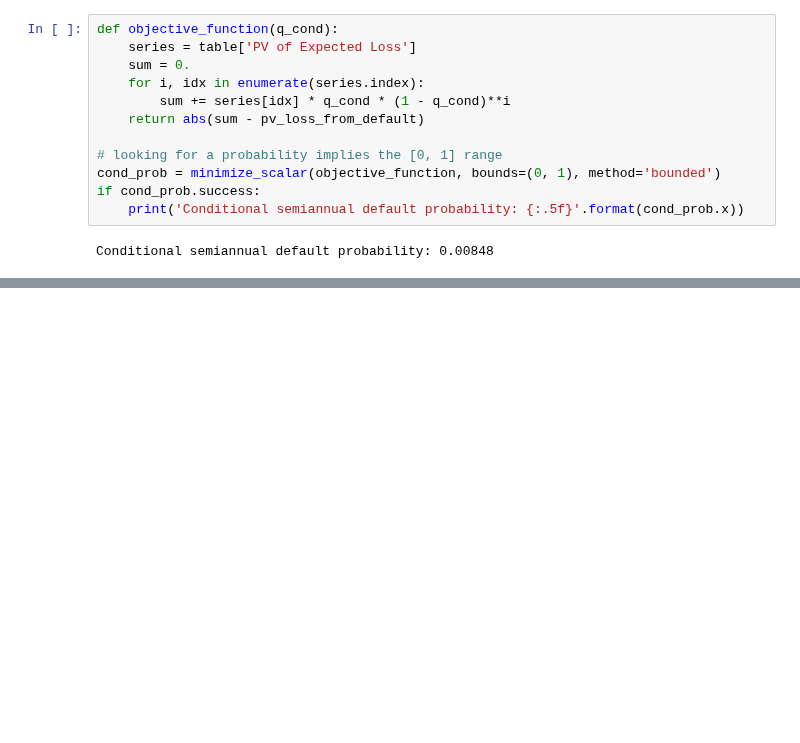
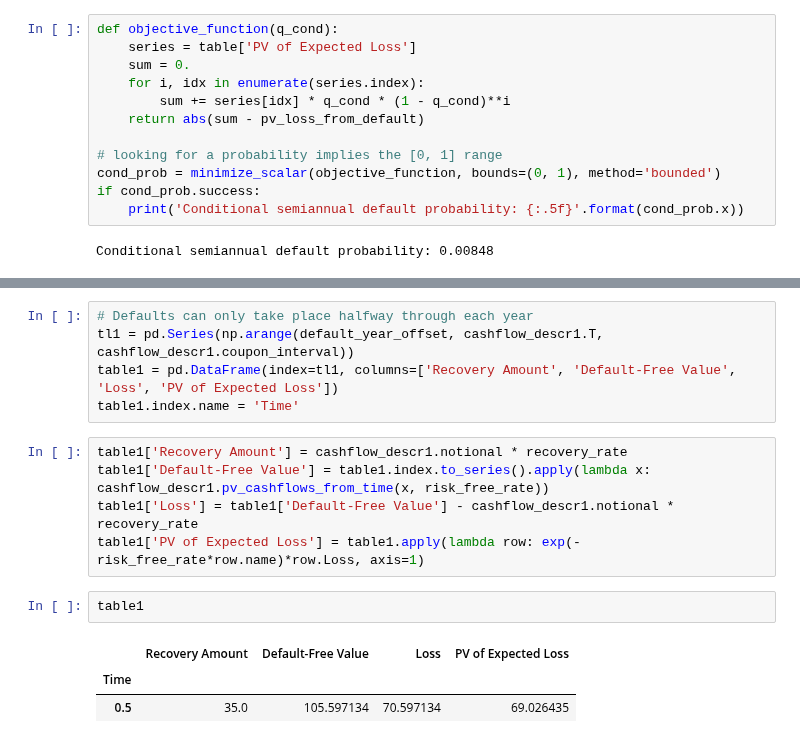
Before and after one commit to ilchen/RMaFI, a Jupyter notebook: ch19.ipynb, the cells around one changed output, grey strips where cells are left out. Saved outputs shown, nothing was run; the diff lists cells and outputs as text; blank space fills up the shorter version.

```diff
--- a/ch19.ipynb
+++ b/ch19.ipynb
@@ -385,0 +417,16 @@ Conditional semiannual default probability: 0.00848
+# %%
+# Defaults can only take place halfway through each year
+tl1 = pd.Series(np.arange(default_year_offset, cashflow_descr1.T, cashflow_descr1.coupon_interval))
+table1 = pd.DataFrame(index=tl1, columns=['Recovery Amount', 'Default-Free Value', 'Loss', 'PV of Expected Loss'])
+table1.index.name = 'Time'
+# %%
+table1['Recovery Amount'] = cashflow_descr1.notional * recovery_rate
+table1['Default-Free Value'] = table1.index.to_series().apply(lambda x: cashflow_descr1.pv_cashflows_from_time(x, risk_free_rate))
+table1['Loss'] = table1['Default-Free Value'] - cashflow_descr1.notional * recovery_rate
+table1['PV of Expected Loss'] = table1.apply(lambda row: exp(-risk_free_rate*row.name)*row.Loss, axis=1)
+# %%
+table1
+# %% [output]
+|  | Recovery Amount | Default-Free Value | Loss | PV of Expected Loss |
+| Time |  |  |  |  |
+| 0.5 | 35.0 | 105.597134 | 70.597134 | 69.026435 |
```
Also changed, not shown: parts of 11 cells of this notebook.
